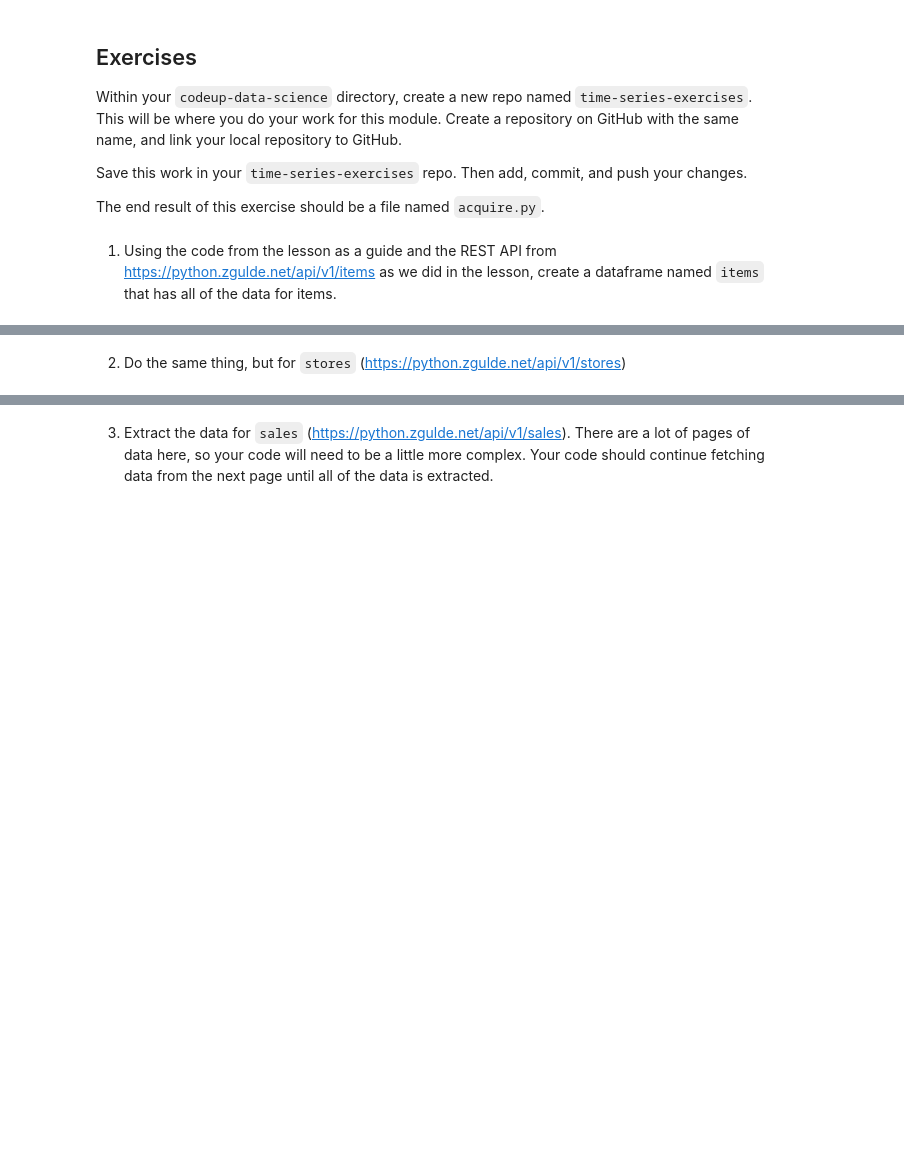
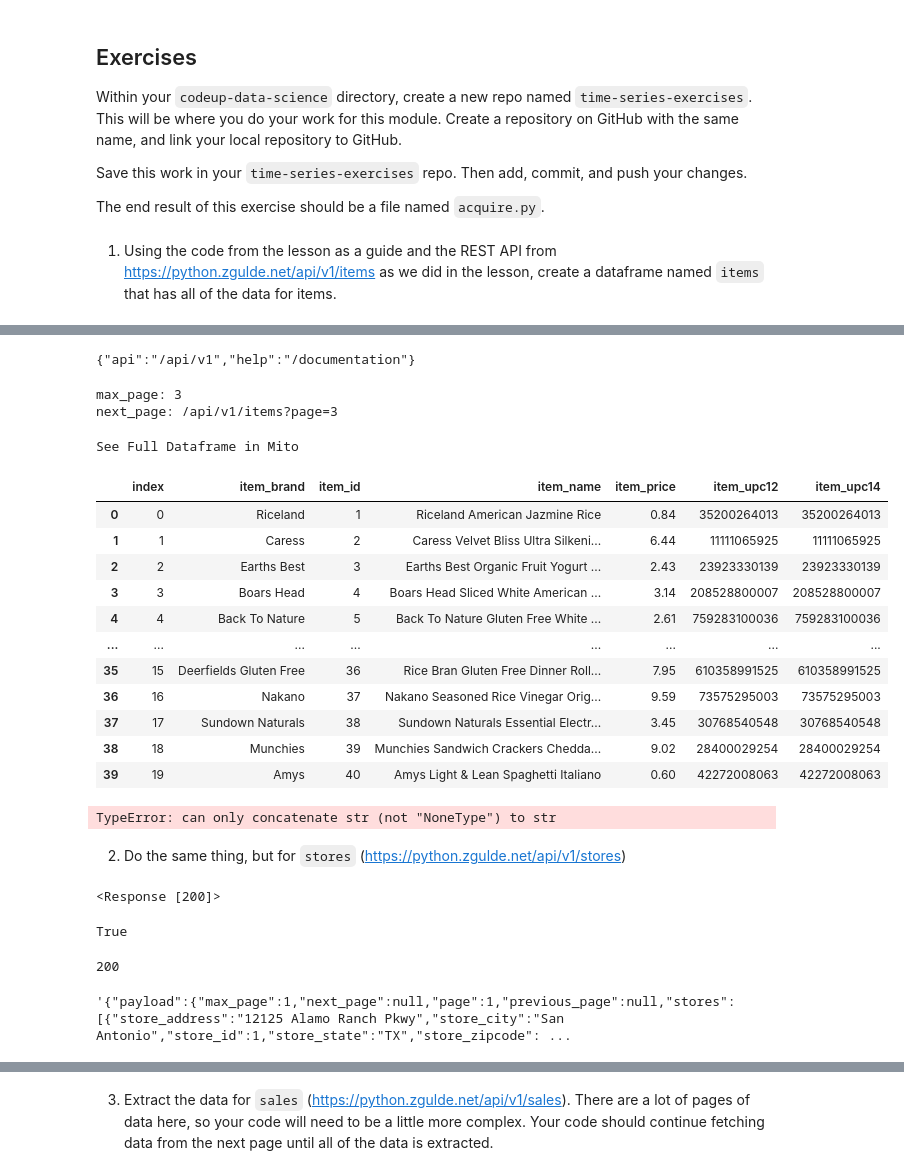
Before and after one commit to Jared-Godar/time-series-exercises, a Jupyter notebook: acquire.ipynb, the cells around one changed output, grey strips where cells are left out. Drawn from its saved outputs; the diff is of its cells as text; code cells hidden in the pictures; blank space fills up the shorter version.

```diff
--- a/acquire.ipynb
+++ b/acquire.ipynb
@@ -7,0 +29,2 @@
+# %%
+items = items.json()
@@ -7,0 +43,3 @@
+# %%
+items_df = pd.DataFrame(items['payload']['items'])
+items_df.head()
@@ -8,2 +54,61 @@
+# %%
+base_url = 'https://python.zgulde.net'
+print(requests.get(base_url).text)
+# %% [output]
+{"api":"/api/v1","help":"/documentation"}
+# %%
+response = requests.get(base_url + items['payload']['next_page'])
+items = response.json()
+
+print('max_page: %s' % items['payload']['max_page'])
+print('next_page: %s' % items['payload']['next_page'])
+
+items_df = pd.concat([items_df, pd.DataFrame(items['payload']['items'])]).reset_index()
+# %% [output]
+max_page: 3
+next_page: /api/v1/items?page=3
+# %%
+items_df
+# %% [output]
+See Full Dataframe in Mito
+|  | index | item_brand | item_id | item_name | item_price | item_upc12 | item_upc14 |
+| 0 | 0 | Riceland | 1 | Riceland American Jazmine Rice | 0.84 | 35200264013 | 35200264013 |
+| 1 | 1 | Caress | 2 | Caress Velvet Bliss Ultra Silkeni... | 6.44 | 11111065925 | 11111065925 |
+| 2 | 2 | Earths Best | 3 | Earths Best Organic Fruit Yogurt ... | 2.43 | 23923330139 | 23923330139 |
+| 3 | 3 | Boars Head | 4 | Boars Head Sliced White American ... | 3.14 | 208528800007 | 208528800007 |
+| 4 | 4 | Back To Nature | 5 | Back To Nature Gluten Free White ... | 2.61 | 759283100036 | 759283100036 |
+| ... | ... | ... | ... | ... | ... | ... | ... |
+| 35 | 15 | Deerfields Gluten Free | 36 | Rice Bran Gluten Free Dinner Roll... | 7.95 | 610358991525 | 610358991525 |
+| 36 | 16 | Nakano | 37 | Nakano Seasoned Rice Vinegar Orig... | 9.59 | 73575295003 | 73575295003 |
+| 37 | 17 | Sundown Naturals | 38 | Sundown Naturals Essential Electr... | 3.45 | 30768540548 | 30768540548 |
+| 38 | 18 | Munchies | 39 | Munchies Sandwich Crackers Chedda... | 9.02 | 28400029254 | 28400029254 |
+| 39 | 19 | Amys | 40 | Amys Light & Lean Spaghetti Italiano | 0.60 | 42272008063 | 42272008063 |
+# %%
+response = requests.get(base_url + items['payload']['next_page'])
+items = response.json()
+
+print('max_page: %s' % items['payload']['max_page'])
+print('next_page: %s' % items['payload']['next_page'])
+
+items_df = pd.concat([items_df, pd.DataFrame(items['payload']['items'])]).reset_index()
+# %% [output]
+TypeError: can only concatenate str (not "NoneType") to str
 # %% [markdown]
 2. Do the same thing, but for <code>stores</code> (https://python.zgulde.net/api/v1/stores)
+# %%
+response = requests.get('https://python.zgulde.net/api/v1/stores')
+response
+# %% [output]
+<Response [200]>
+# %%
+response.ok
+# %% [output]
+True
+# %%
+response.status_code
+# %% [output]
+200
+# %%
+response.text
+# %% [output]
+'{"payload":{"max_page":1,"next_page":null,"page":1,"previous_page":null,"stores":[{"store_address":"12125 Alamo Ranch Pkwy","store_city":"San Antonio","store_id":1,"store_state":"TX","store_zipcode": ...
```
Also changed, not shown: parts of 15 cells of this notebook, 1 other file.
